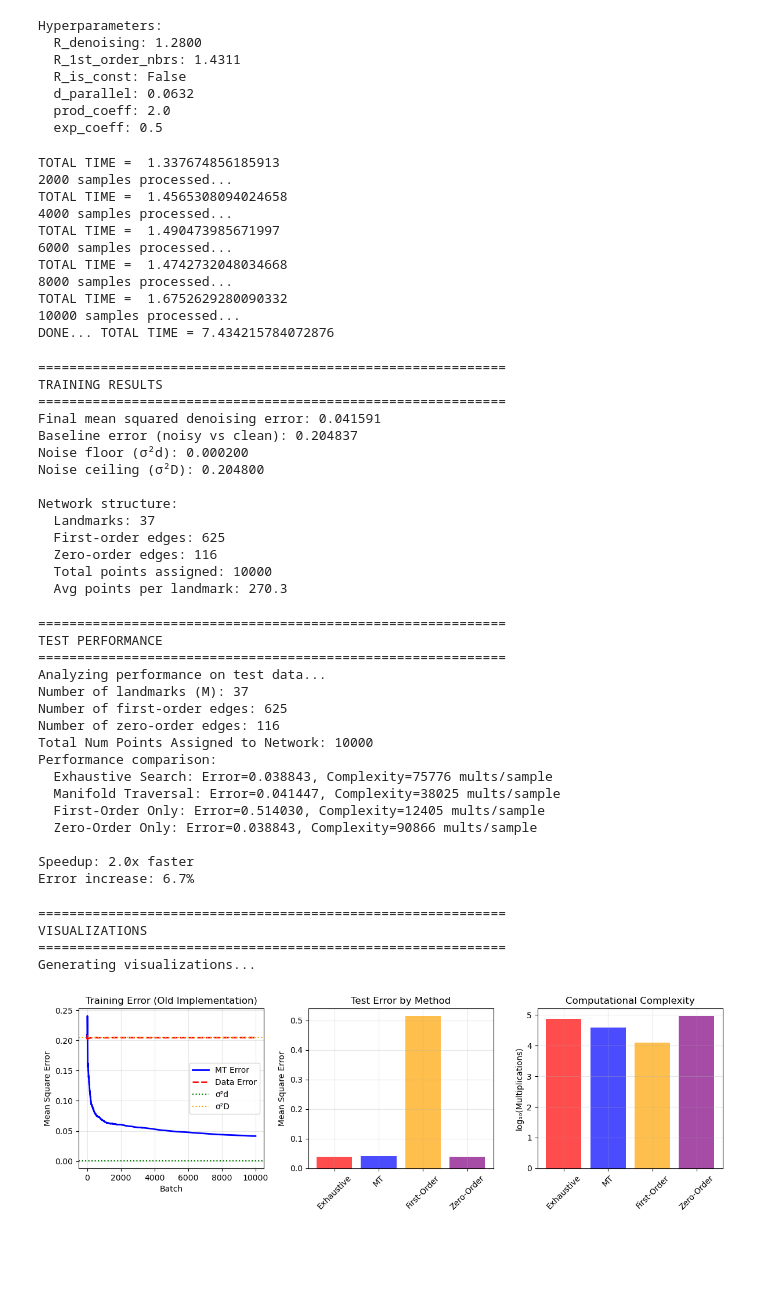
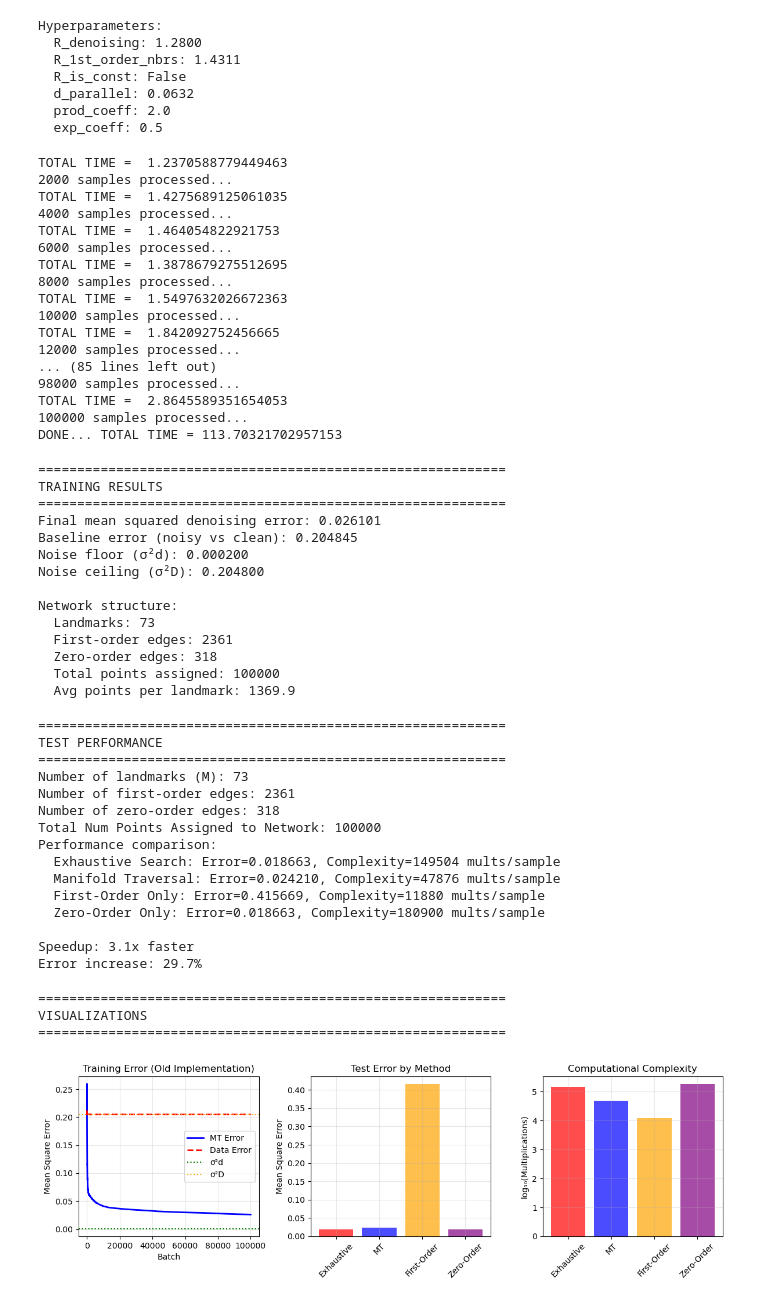
Before and after one commit to shadunts/Manifold_Traversal, a Jupyter notebook: demo_old.ipynb, the cells around one changed output. Cells and saved outputs as stored; diff of their text form; code cells hidden in the pictures; blank space fills up the shorter version.

Commit message:
code performance optimization + more figs

```diff
--- a/demo_old.ipynb
+++ b/demo_old.ipynb
@@ -17,8 +17,8 @@ test_waves = np.load(test_file)
 X_natural_train = train_waves.T
 X_natural_test = test_waves.T
 
-X_natural_train = X_natural_train[:, :10000]
-X_natural_test = X_natural_test[:, :2000]
+X_natural_train = X_natural_train # [:, :10000]
+X_natural_test = X_natural_test # [:, :2000]
 
 N_train = X_natural_train.shape[1]
 N_test = X_natural_test.shape[1]
@@ -314,17 +314,23 @@ Hyperparameters:
 # %%
 network_params, errors = train_network_wrapper(R_is_const, R_denoising, R_1st_order_nbrs, d_parallel, prod_coeff, exp_coeff, "DEMO_NETWORK")
 # %% [output]
-TOTAL TIME =  1.337674856185913
+TOTAL TIME =  1.2370588779449463
 2000 samples processed...
-TOTAL TIME =  1.4565308094024658
+TOTAL TIME =  1.4275689125061035
 4000 samples processed...
-TOTAL TIME =  1.490473985671997
+TOTAL TIME =  1.464054822921753
 6000 samples processed...
-TOTAL TIME =  1.4742732048034668
+TOTAL TIME =  1.3878679275512695
 8000 samples processed...
-TOTAL TIME =  1.6752629280090332
+TOTAL TIME =  1.5497632026672363
 10000 samples processed...
-DONE... TOTAL TIME = 7.434215784072876
+TOTAL TIME =  1.842092752456665
+12000 samples processed...
+... (85 lines left out)
+98000 samples processed...
+TOTAL TIME =  2.8645589351654053
+100000 samples processed...
+DONE... TOTAL TIME = 113.70321702957153
 # %%
 print("="*60)
 print("TRAINING RESULTS")
@@ -357,17 +363,17 @@ if M > 0:
 ============================================================
 TRAINING RESULTS
 ============================================================
-Final mean squared denoising error: 0.041591
-Baseline error (noisy vs clean): 0.204837
+Final mean squared denoising error: 0.026101
+Baseline error (noisy vs clean): 0.204845
 Noise floor (σ²d): 0.000200
 Noise ceiling (σ²D): 0.204800
 
 Network structure:
-  Landmarks: 37
-  First-order edges: 625
-  Zero-order edges: 116
-  Total points assigned: 10000
-  Avg points per landmark: 270.3
+  Landmarks: 73
+  First-order edges: 2361
+  Zero-order edges: 318
+  Total points assigned: 100000
+  Avg points per landmark: 1369.9
 # %%
 print("="*60)
 print("TEST PERFORMANCE")
@@ -396,19 +402,18 @@ if avg_mt_mults > 0:
 ============================================================
 TEST PERFORMANCE
 ============================================================
-Analyzing performance on test data...
-Number of landmarks (M): 37
-Number of first-order edges: 625
-Number of zero-order edges: 116
-Total Num Points Assigned to Network: 10000
+Number of landmarks (M): 73
+Number of first-order edges: 2361
+Number of zero-order edges: 318
+Total Num Points Assigned to Network: 100000
 Performance comparison:
-  Exhaustive Search: Error=0.038843, Complexity=75776 mults/sample
-  Manifold Traversal: Error=0.041447, Complexity=38025 mults/sample
-  First-Order Only: Error=0.514030, Complexity=12405 mults/sample
-  Zero-Order Only: Error=0.038843, Complexity=90866 mults/sample
+  Exhaustive Search: Error=0.018663, Complexity=149504 mults/sample
+  Manifold Traversal: Error=0.024210, Complexity=47876 mults/sample
+  First-Order Only: Error=0.415669, Complexity=11880 mults/sample
+  Zero-Order Only: Error=0.018663, Complexity=180900 mults/sample
 
-Speedup: 2.0x faster
-Error increase: 6.7%
+Speedup: 3.1x faster
+Error increase: 29.7%
 # %%
 print("="*60)
 print("VISUALIZATIONS")
@@ -418,10 +423,8 @@ print("="*60)
 plt.figure(figsize=(12, 4))
 
 plt.subplot(1, 3, 1)
-if errors[0]:  # Check if we have training data
-    plt.plot(errors[0], 'b-', label='MT Error', linewidth=2)
-if errors[1]:
-    plt.plot(errors[1], 'r--', label='Data Error', linewidth=2)
+plt.plot(errors[0], 'b-', label='MT Error', linewidth=2)
+plt.plot(errors[1], 'r--', label='Data Error', linewidth=2)
 plt.axhline(y=sigma**2 * d, color='g', linestyle=':', label=f'σ²d')
 plt.axhline(y=sigma**2 * D, color='orange', linestyle=':', label=f'σ²D')
 plt.xlabel('Batch')
@@ -429,35 +432,34 @@ plt.ylabel('Mean Square Error')
 plt.title('Training Error (Old Implementation)')
 plt.legend()
 plt.grid(True, alpha=0.3)
 
 # performance comparison
 plt.subplot(1, 3, 2)
 methods = ['Exhaustive', 'MT', 'First-Order', 'Zero-Order']
 errors_plot = [avg_exh_dist, avg_mt_dist, avg_FOM_dist, avg_ZOM_dist]
 colors = ['red', 'blue', 'orange', 'purple']
 plt.bar(methods, errors_plot, color=colors, alpha=0.7)
 plt.ylabel('Mean Square Error')
 plt.title('Test Error by Method')
 plt.xticks(rotation=45)
 plt.grid(True, alpha=0.3)
 
 # complexity comparison
 plt.subplot(1, 3, 3)
 complexities = [avg_exh_mults, avg_mt_mults, avg_FOM_mults, avg_ZOM_mults]
 plt.bar(methods, np.log10(np.maximum(complexities, 1)), color=colors, alpha=0.7)
 plt.ylabel('log₁₀(Multiplications)')
 plt.title('Computational Complexity')
 plt.xticks(rotation=45)
 plt.grid(True, alpha=0.3)
 
 plt.tight_layout()
 plt.show()
 # %% [output]
 ============================================================
 VISUALIZATIONS
 ============================================================
-Generating visualizations...
-[figure, old version]
+[figure, new version]
 # %%
 def visualize_old_network(Q, N1, N0, P, show_edges=True):
     Q_array = np.array(Q)
```
Also changed, not shown: parts of 5 cells of this notebook, 3 other files.
